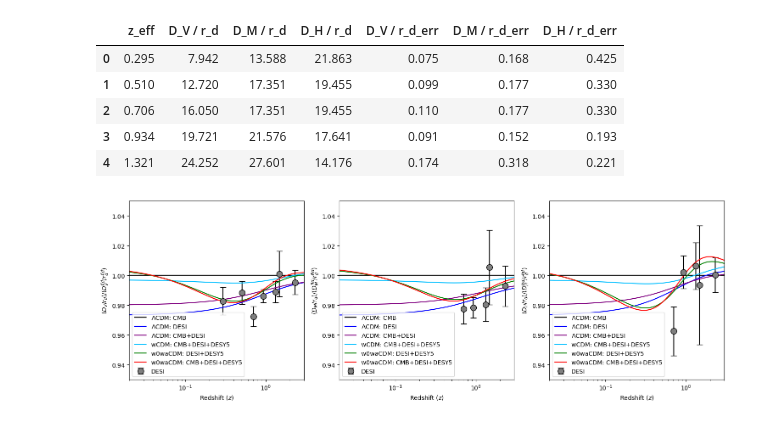
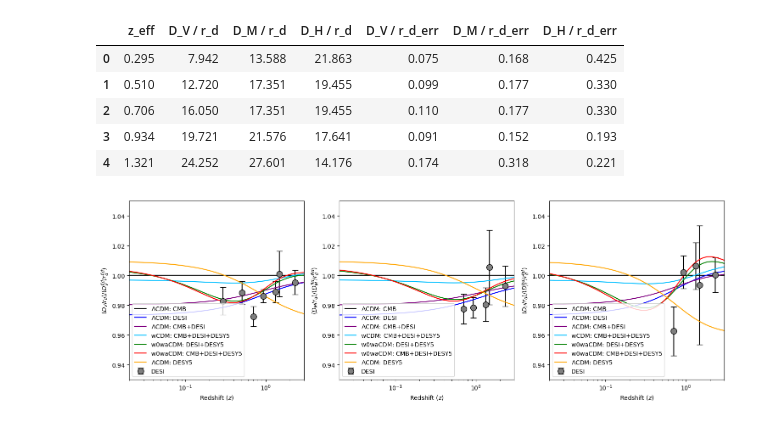
Before and after one commit to ElenaCarloni/astrocosmolib, a Jupyter notebook: Esercitazione/Es_distances.ipynb, the cells around one changed output. Drawn from its saved outputs; the diff is of its cells as text; code cells hidden in the pictures.

```diff
--- a/Esercitazione/Es_distances.ipynb
+++ b/Esercitazione/Es_distances.ipynb
@@ -47,6 +47,7 @@ distances_LCDM_DESI_CMB = CosmologicalDistances(hubble_LCDM, 0.3034, 68.51) #pur
 distances_wCDM_DESI_CMB_DESY5 = CosmologicalDistances(hubble_wCDM, 0.3098, 67.34, -0.971) #light blue
 distances_w0waCDM_DESI_DESY5 = CosmologicalDistances(hubble_w0waCDM, 0.319, 66.8, -0.781, -0.72) #green
 distances_w0waCDM_DESI_CMB_DESY5 = CosmologicalDistances(hubble_w0waCDM, 0.3191, 66.74, -0.752, -0.86) #red
+distances_LCDM_DESY5 = CosmologicalDistances(hubble_LCDM, 0.35, 66.5) #orange
 # %%
 r_d = 147.05
 
@@ -70,6 +71,7 @@ dv_LCDM_DESI_CMB = [(distances_LCDM_DESI_CMB.volume_distance(z)) / (distances_LC
 dv_wCDM_DESI_CMB_DESY5 = [(distances_wCDM_DESI_CMB_DESY5.volume_distance(z)) / (distances_LCDM_CMB.volume_distance(z)) for z in z_list]
 dv_w0waCDM_DESI_DESY5 = [(distances_w0waCDM_DESI_DESY5.volume_distance(z)) / (distances_LCDM_CMB.volume_distance(z)) for z in z_list]
 dv_w0waCDM_DESI_CMB_DESY5 = [(distances_w0waCDM_DESI_CMB_DESY5.volume_distance(z)) / (distances_LCDM_CMB.volume_distance(z)) for z in z_list]
+dv_LCDM_DESY5 = [(distances_LCDM_DESY5.volume_distance(z)) / (distances_LCDM_CMB.volume_distance(z)) for z in z_list]
 
 dm_LCDM_CMB = [(distances_LCDM_CMB.comoving_distance(z)) / (distances_LCDM_CMB.comoving_distance(z)) for z in z_list]
 dm_LCDM_DESI = [(distances_LCDM_DESI.comoving_distance(z)) / (distances_LCDM_CMB.comoving_distance(z)) for z in z_list]
@@ -77,6 +79,7 @@ dm_LCDM_DESI_CMB = [(distances_LCDM_DESI_CMB.comoving_distance(z)) / (distances_
 dm_wCDM_DESI_CMB_DESY5 = [(distances_wCDM_DESI_CMB_DESY5.comoving_distance(z)) / (distances_LCDM_CMB.comoving_distance(z)) for z in z_list]
 dm_w0waCDM_DESI_DESY5 = [(distances_w0waCDM_DESI_DESY5.comoving_distance(z)) / (distances_LCDM_CMB.comoving_distance(z)) for z in z_list]
 dm_w0waCDM_DESI_CMB_DESY5 = [(distances_w0waCDM_DESI_CMB_DESY5.comoving_distance(z)) / (distances_LCDM_CMB.comoving_distance(z)) for z in z_list]
+dm_LCDM_DESY5 = [(distances_LCDM_DESY5.comoving_distance(z)) / (distances_LCDM_CMB.comoving_distance(z)) for z in z_list]
 
 dh_LCDM_CMB = [(distances_LCDM_CMB.hubble_distance(z)) / (distances_LCDM_CMB.hubble_distance(z)) for z in z_list]
 dh_LCDM_DESI = [(distances_LCDM_DESI.hubble_distance(z)) / (distances_LCDM_CMB.hubble_distance(z)) for z in z_list]
@@ -84,6 +87,7 @@ dh_LCDM_DESI_CMB = [(distances_LCDM_DESI_CMB.hubble_distance(z)) / (distances_LC
 dh_wCDM_DESI_CMB_DESY5 = [(distances_wCDM_DESI_CMB_DESY5.hubble_distance(z)) / (distances_LCDM_CMB.hubble_distance(z)) for z in z_list]
 dh_w0waCDM_DESI_DESY5 = [(distances_w0waCDM_DESI_DESY5.hubble_distance(z)) / (distances_LCDM_CMB.hubble_distance(z)) for z in z_list]
 dh_w0waCDM_DESI_CMB_DESY5 = [(distances_w0waCDM_DESI_CMB_DESY5.hubble_distance(z)) / (distances_LCDM_CMB.hubble_distance(z)) for z in z_list]
+dh_LCDM_DESY5 = [(distances_LCDM_DESY5.hubble_distance(z)) / (distances_LCDM_CMB.hubble_distance(z)) for z in z_list]
 # %%
 figure, ax = plt.subplots(1, 3, figsize=(15, 5))
 
@@ -96,6 +100,7 @@ ax[0].plot(z_list, dv_LCDM_DESI_CMB, color='purple', label=r'$\Lambda$CDM: CMB+D
 ax[0].plot(z_list, dv_wCDM_DESI_CMB_DESY5, color='deepskyblue', label='wCDM: CMB+DESI+DESY5')
 ax[0].plot(z_list, dv_w0waCDM_DESI_DESY5, color='green', label='w0waCDM: DESI+DESY5')
 ax[0].plot(z_list, dv_w0waCDM_DESI_CMB_DESY5, color='red', label='w0waCDM: CMB+DESI+DESY5')
+ax[0].plot(z_list, dv_LCDM_DESY5, color='orange', label=r'$\Lambda$CDM: DESY5')
 ax[0].set_xscale('log')
 ax[0].set_xlim(0.02, 3)
 ax[0].set_ylim(0.93, 1.05)
@@ -110,31 +115,33 @@ ax[1].plot(z_list, dm_LCDM_CMB, color='black', label=r'$\Lambda$CDM: CMB')
 ax[1].plot(z_list, dm_LCDM_DESI, color='blue', label=r'$\Lambda$CDM: DESI')
 ax[1].plot(z_list, dm_LCDM_DESI_CMB, color='purple', label=r'$\Lambda$CDM: CMB+DESI')
 ax[1].plot(z_list, dm_wCDM_DESI_CMB_DESY5, color='deepskyblue', label='wCDM: CMB+DESI+DESY5')
 ax[1].plot(z_list, dm_w0waCDM_DESI_DESY5, color='green', label='w0waCDM: DESI+DESY5')
 ax[1].plot(z_list, dm_w0waCDM_DESI_CMB_DESY5, color='red', label='w0waCDM: CMB+DESI+DESY5')
+ax[1].plot(z_list, dm_LCDM_DESY5, color='orange', label=r'$\Lambda$CDM: DESY5')
 ax[1].set_xscale('log')
 ax[1].set_xlim(0.02, 3)
 ax[1].set_ylim(0.93, 1.05)
 ax[1].set_xlabel("Redshift ($z$)")
 ax[1].set_ylabel(r"$(D_M / r_d) / (D_M^{fid} / r_d^{fid})$")
 ax[1].legend(loc='lower left')
 
 ax[2].errorbar(z_eff, D_H_ratio, yerr=D_H_ratio_err, fmt='o', label='DESI',
                color='gray', ecolor='black', capsize=5,
                markeredgecolor='black', markeredgewidth=1, markersize=10)
 ax[2].plot(z_list, dh_LCDM_CMB, color='black', label=r'$\Lambda$CDM: CMB')
 ax[2].plot(z_list, dh_LCDM_DESI, color='blue', label=r'$\Lambda$CDM: DESI')
 ax[2].plot(z_list, dh_LCDM_DESI_CMB, color='purple', label=r'$\Lambda$CDM: CMB+DESI')
 ax[2].plot(z_list, dh_wCDM_DESI_CMB_DESY5, color='deepskyblue', label='wCDM: CMB+DESI+DESY5')
 ax[2].plot(z_list, dh_w0waCDM_DESI_DESY5, color='green', label='w0waCDM: DESI+DESY5')
 ax[2].plot(z_list, dh_w0waCDM_DESI_CMB_DESY5, color='red', label='w0waCDM: CMB+DESI+DESY5')
+ax[2].plot(z_list, dh_LCDM_DESY5, color='orange', label=r'$\Lambda$CDM: DESY5')
 ax[2].set_xscale('log')
 ax[2].set_xlim(0.02, 3)
 ax[2].set_ylim(0.93, 1.05)
 ax[2].set_xlabel("Redshift ($z$)")
 ax[2].set_ylabel(r"$(D_H / r_d) / (D_H^{fid} / r_d^{fid})$")
 ax[2].legend(loc='lower left')
 
 figure.tight_layout()
 # %% [output]
-[figure, old version]
+[figure, new version]
```
